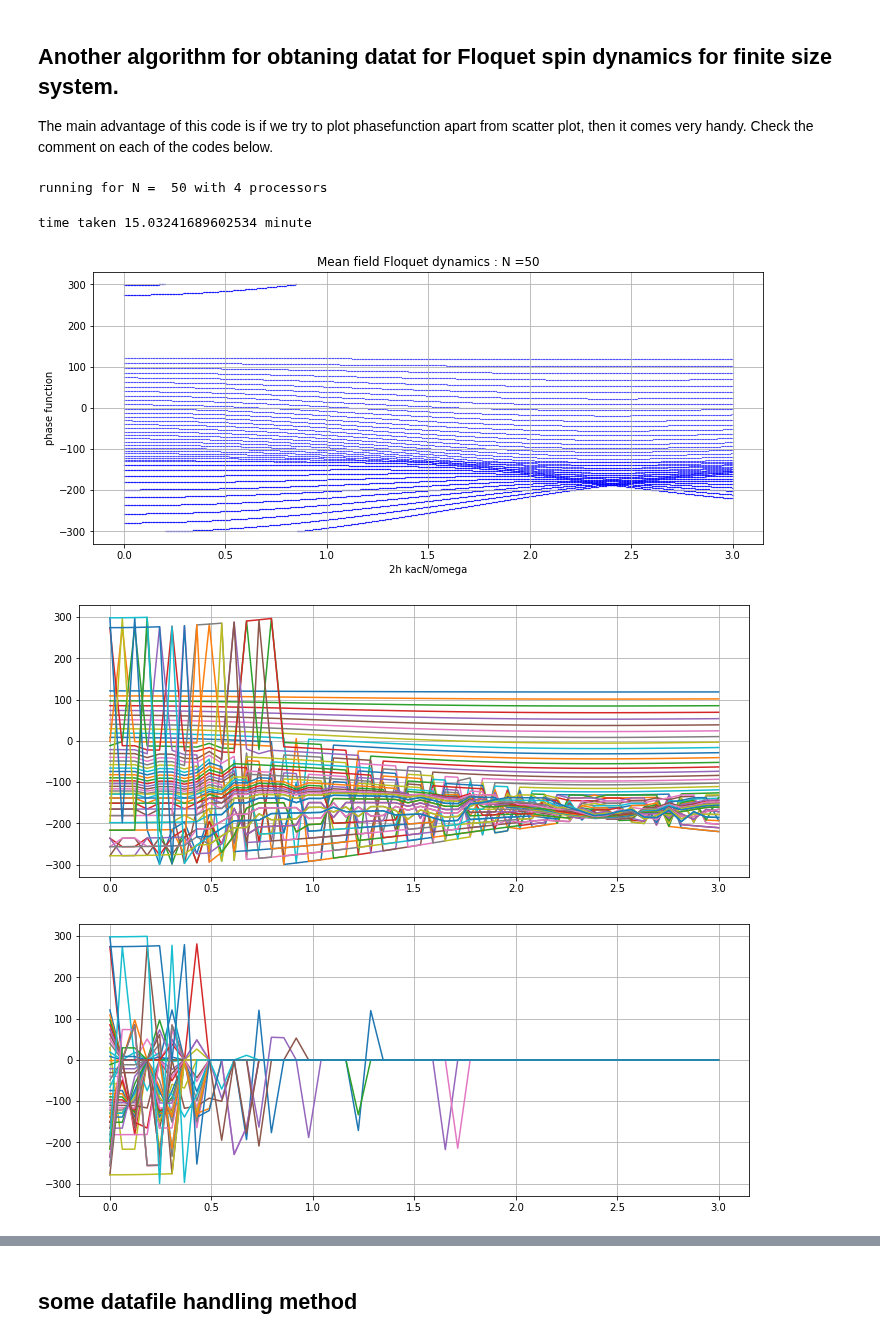
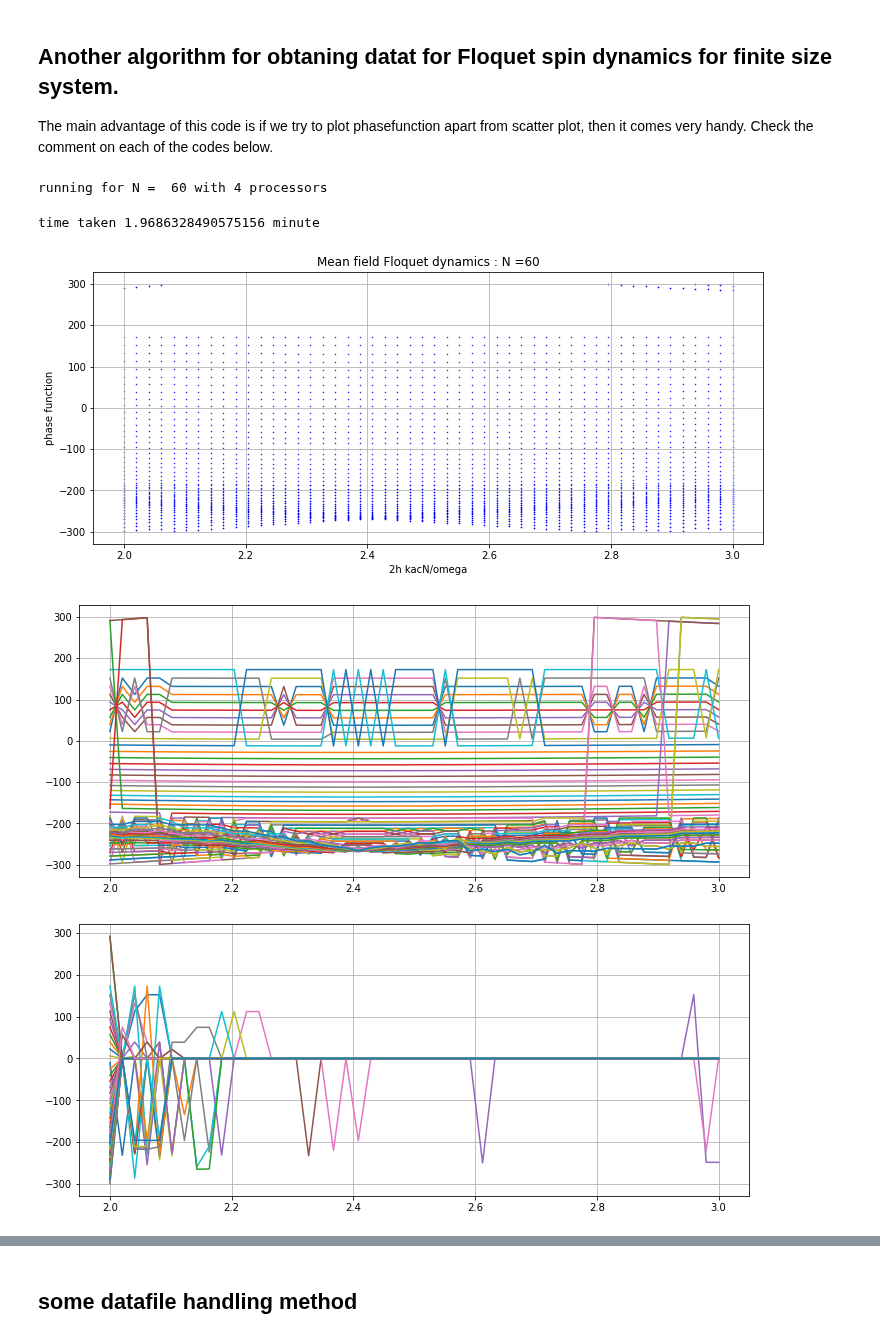
Before and after one commit to SuperStarCZ/floquet_theory, a Jupyter notebook: floquet_spin_dynamics.ipynb, the cells around one changed output, grey strips where cells are left out. Drawn from its saved outputs; the diff is of its cells as text; code cells hidden in the pictures.

```diff
--- a/floquet_spin_dynamics.ipynb
+++ b/floquet_spin_dynamics.ipynb
@@ -190,15 +194,15 @@ start = time.time()
 # Bessel's root of first order
 # 2.40482555769577	5.52007811028631	8.65372791291101	11.7915344390142	14.9309177084877
 
-N = 50
+N = 60
 kacN = N
 h0 = 0.1
 omega = 600
 w = omega
 tsteps = 500
 
-hsteps = 1000
-h1 = 1/(2. * kacN) * omega * 0.0
+hsteps = 50
+h1 = 1/(2. * kacN) * omega * 2.0
 h2 = 1/(2. * kacN) * omega * 3.
 hs = np.linspace(h1, h2, hsteps)
 hpp = (np.ones((N+1,len(hs))) * hs).T
@@ -243,37 +247,37 @@ if __name__ == '__main__':
     p = Pool(processes = nprocs)
     print("running for N = ", N, "with",nprocs,"processors")
     start = time.time()
 
     spin = 0.5 * np.arange(N+1)[-1]
     s = np.arange(-spin,spin+1)
     H0 = np.diagflat(0.5 * s **2/kacN)
     for i in range(N+1):
         for j in range(N+1):
             H1[i][j] = 0.5 * (np.sqrt(spin * (spin+1) - s[i] * (s[i]+1)) * delta_func(s[j],s[i]+1)\
                               + np.sqrt(spin * (spin+1) - s[i] * (s[i]-1)) * delta_func(s[j],s[i]-1))
 
     data1 = p.starmap(floq_evolv,[(psi,H0,H1,h,w) for h in hs])
     data = np.asarray(data1,dtype=None).reshape((len(hs),3))
     h_f = data[:,[0]]
     phs_f = data[:,[1]]
     evec_f = data[:,[2]]
     print('time taken',(time.time()-start)/60,'minute')
 
     title = "Mean field Floquet dynamics : N =" + str(N)
     plt.figure(figsize = (12,5))
     for xx in np.arange(len(hs)):
         plt.scatter(2 * hpp[xx] * kacN /w, phs_f[xx][0].real,\
-                    color = 'blue', marker='.', s = 0.1)
+                    color = 'blue', marker='.', s = 0.9)
     plt.title(title)
     plt.xlabel("2h kacN/omega")
     plt.ylabel("phase function")
     plt.grid()
     #plt.savefig(filename1,dpi=500)
     plt.show()
 # %% [output]
-running for N =  50 with 4 processors
+running for N =  60 with 4 processors
-time taken 15.03241689602534 minute
+time taken 1.9686328490575156 minute
-[figure, old version]
+[figure, new version]
 # %%
 h_file = 'h_data_N' +str(N) +'.txt'
 phase_file = 'phase_data_N' +str(N) +'.txt'
@@ -299,7 +303,7 @@ for j in range(N+1):
 plt.grid()
 plt.show()
 # %% [output]
-[figure, old version]
+[figure, new version]
 # %%
 # Here I have tried to go according to unity star product between two states
 
@@ -323,7 +327,7 @@ for j in range(N+1):
 plt.grid()
 plt.show()
 # %% [output]
-[figure, old version]
+[figure, new version]
 # %%
 # Here I have tried to go according to  maximum star product between two states
 
```
Also changed, not shown: parts of 5 cells of this notebook.
